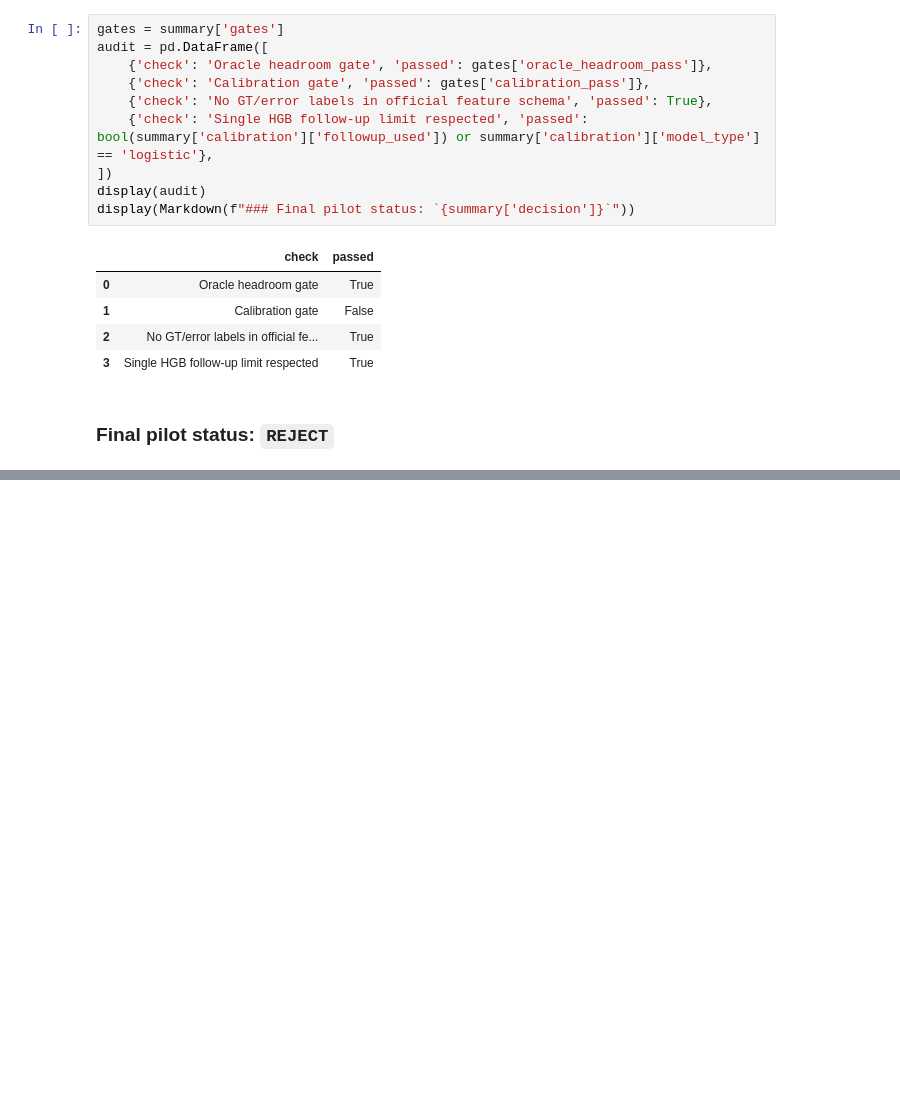
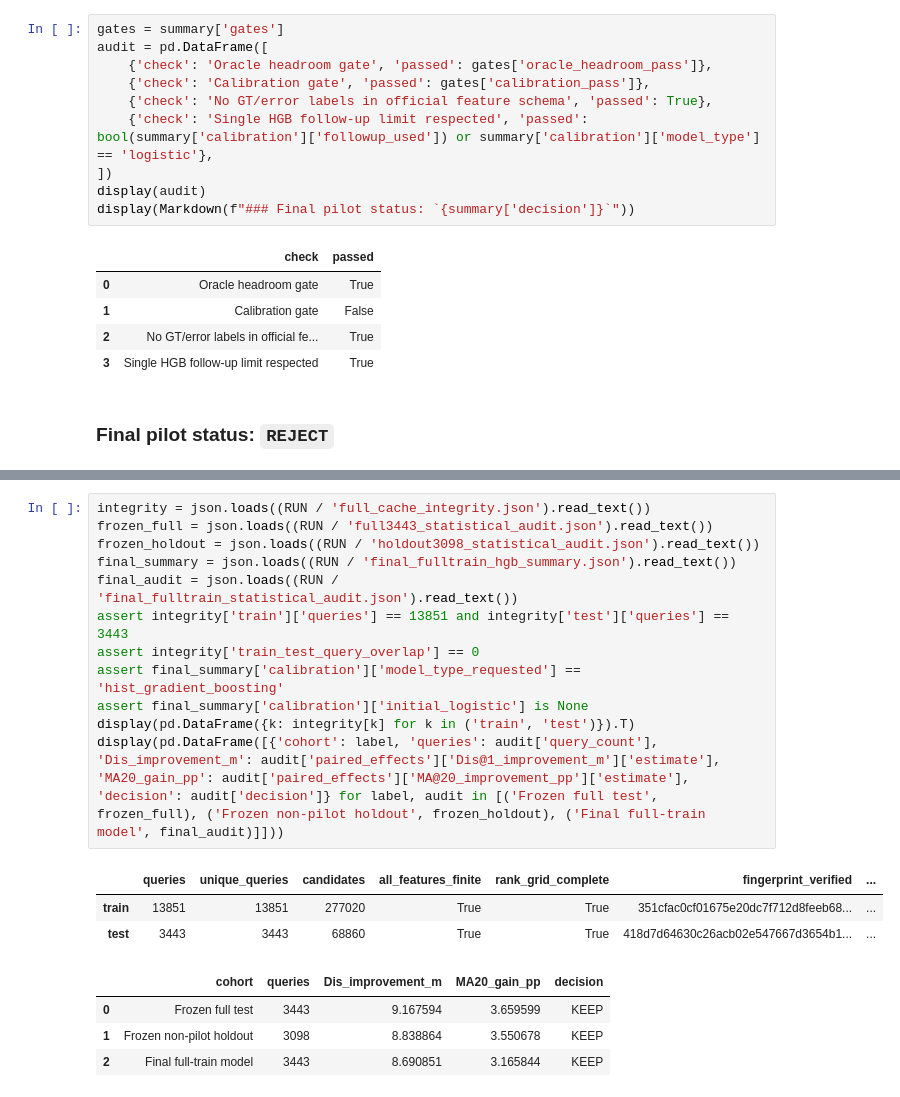
Before and after one commit to BUAA-Lcy/STL-UAV, a Jupyter notebook: Game4Loc/notebooks/gta_pose_likelihood_results.ipynb, the cells around one changed output, grey strips where cells are left out. Cells and saved outputs as stored; diff of their text form; blank space fills up the shorter version.

```diff
--- a/Game4Loc/notebooks/gta_pose_likelihood_results.ipynb
+++ b/Game4Loc/notebooks/gta_pose_likelihood_results.ipynb
@@ -203,0 +216,20 @@ display(Markdown(f"### Final pilot status: `{summary['decision']}`"))
+# %%
+integrity = json.loads((RUN / 'full_cache_integrity.json').read_text())
+frozen_full = json.loads((RUN / 'full3443_statistical_audit.json').read_text())
+frozen_holdout = json.loads((RUN / 'holdout3098_statistical_audit.json').read_text())
+final_summary = json.loads((RUN / 'final_fulltrain_hgb_summary.json').read_text())
+final_audit = json.loads((RUN / 'final_fulltrain_statistical_audit.json').read_text())
+assert integrity['train']['queries'] == 13851 and integrity['test']['queries'] == 3443
+assert integrity['train_test_query_overlap'] == 0
+assert final_summary['calibration']['model_type_requested'] == 'hist_gradient_boosting'
+assert final_summary['calibration']['initial_logistic'] is None
+display(pd.DataFrame({k: integrity[k] for k in ('train', 'test')}).T)
+display(pd.DataFrame([{'cohort': label, 'queries': audit['query_count'], 'Dis_improvement_m': audit['paired_effects']['Dis@1_improvement_m']['estimate'], 'MA20_gain_pp': audit['paired_effects']['MA@20_improvement_pp']['estimate'], 'decision': audit['decision']} for label, audit in [('Frozen full test', frozen_full), ('Frozen non-pilot holdout', frozen_holdout), ('Final full-train model', final_audit)]]))
+# %% [output]
+|  | queries | unique_queries | candidates | all_features_finite | rank_grid_complete | fingerprint_verified | ... |
+| train | 13851 | 13851 | 277020 | True | True | 351cfac0cf01675e20dc7f712d8feeb68... | ... |
+| test | 3443 | 3443 | 68860 | True | True | 418d7d64630c26acb02e547667d3654b1... | ... |
+|  | cohort | queries | Dis_improvement_m | MA20_gain_pp | decision |
+| 0 | Frozen full test | 3443 | 9.167594 | 3.659599 | KEEP |
+| 1 | Frozen non-pilot holdout | 3098 | 8.838864 | 3.550678 | KEEP |
+| 2 | Final full-train model | 3443 | 8.690851 | 3.165844 | KEEP |
```
Also changed, not shown: parts of 15 cells of this notebook, 6 other files.
